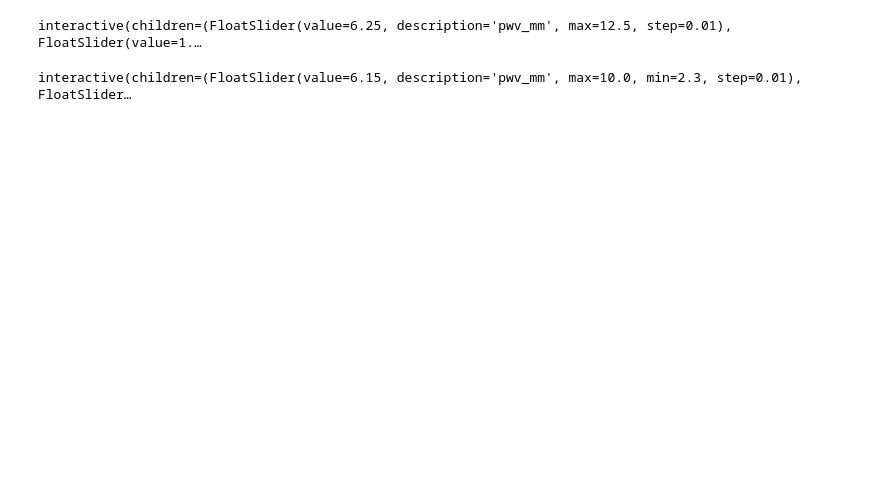
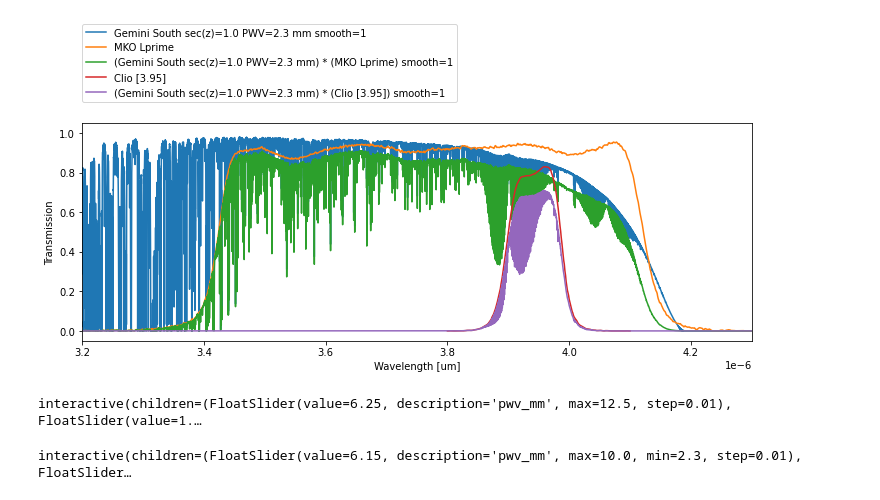
Before and after one commit to joseph-long/doodads, a Jupyter notebook: notebooks/Atmospheric transmission.ipynb, the cells around one changed output. Saved outputs shown, nothing was run; the diff lists cells and outputs as text; code cells hidden in the pictures; blank space fills up the shorter version.

```diff
--- a/notebooks/Atmospheric transmission.ipynb
+++ b/notebooks/Atmospheric transmission.ipynb
@@ -22,3 +28,7 @@ plot_one_atmosphere(dd.MANQUI_ATMOSPHERES, 1, 2)
+# %%
+plot_one_atmosphere(dd.GEMINI_SOUTH_ATMOSPHERES, 2.3, 1)
+# %% [output]
+[figure, added]
 # %%
 interact(plot_one_atmosphere,
          library=fixed(dd.MANQUI_ATMOSPHERES),
```
Also changed, not shown: parts of 3 cells of this notebook.
